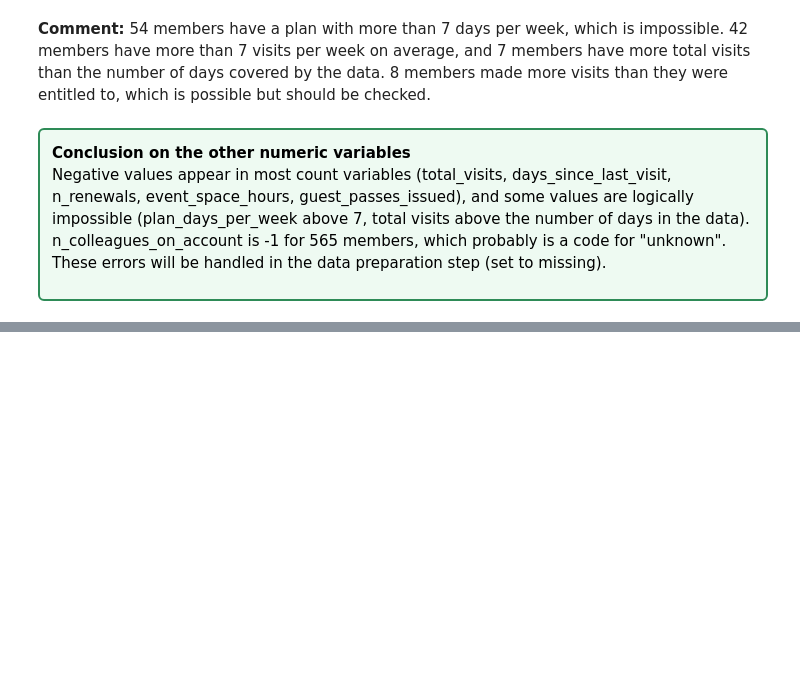
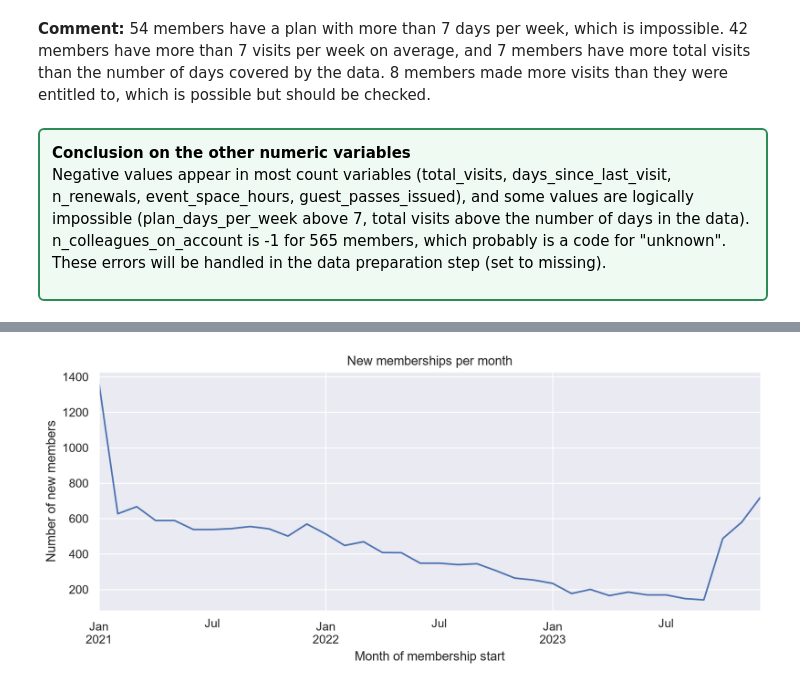
Before and after one commit to tediamohs-a11y/Data_Mining_Project, a Jupyter notebook: Group9_EDA_Code_Joanas_Edits.ipynb, the cells around one changed output, grey strips where cells are left out. Drawn from its saved outputs; the diff is of its cells as text; code cells hidden in the pictures; blank space fills up the shorter version.

```diff
--- a/Group9_EDA_Code_Joanas_Edits.ipynb
+++ b/Group9_EDA_Code_Joanas_Edits.ipynb
@@ -1405,0 +1471,19 @@ These errors will be handled in the data preparation step (set to missing).
+# %%
+# Reference date for active members = most common implied extraction date
+# (fallback: the latest badge swipe)
+ref_date = implied.mode().iloc[0] if implied.notna().any() else eda["last_badge_swipe"].max()
+print("Reference date used:", ref_date.date())
+
+end_or_ref = eda["membership_end"].fillna(ref_date)
+eda["tenure_months"] = (end_or_ref - eda["membership_start"]).dt.days / 30.44
+eda.loc[eda["tenure_months"] < 0, "tenure_months"] = np.nan
+
+eda["utilisation"] = np.where(eda["entitled_visits_last_period"] > 0,
+                              eda["actual_visits_last_period"] / eda["entitled_visits_last_period"], np.nan)
+
+addon_cols = ["uses_meeting_rooms", "uses_event_space", "uses_guest_passes", "uses_print", "uses_mail_handling",
+              "uses_phone_booths", "uses_day_passes", "uses_storage", "uses_bike_locker"]
+eda["n_addons"] = eda[addon_cols].fillna(False).astype(bool).sum(axis=1)
+
+eda["start_year"] = eda["membership_start"].dt.year
+eda[["tenure_months", "utilisation", "n_addons"]].describe().T.round(2)
@@ -1405,0 +1496,12 @@ These errors will be handled in the data preparation step (set to missing).
+# %%
+# New memberships per month
+new_per_month = eda.groupby(eda["membership_start"].dt.to_period("M")).size()
+
+plt.figure(figsize=(11, 4))
+new_per_month.plot()
+plt.title("New memberships per month")
+plt.xlabel("Month of membership start")
+plt.ylabel("Number of new members")
+plt.show()
+# %% [output]
+[figure, added]
```
Also changed, not shown: parts of 9 cells of this notebook.
